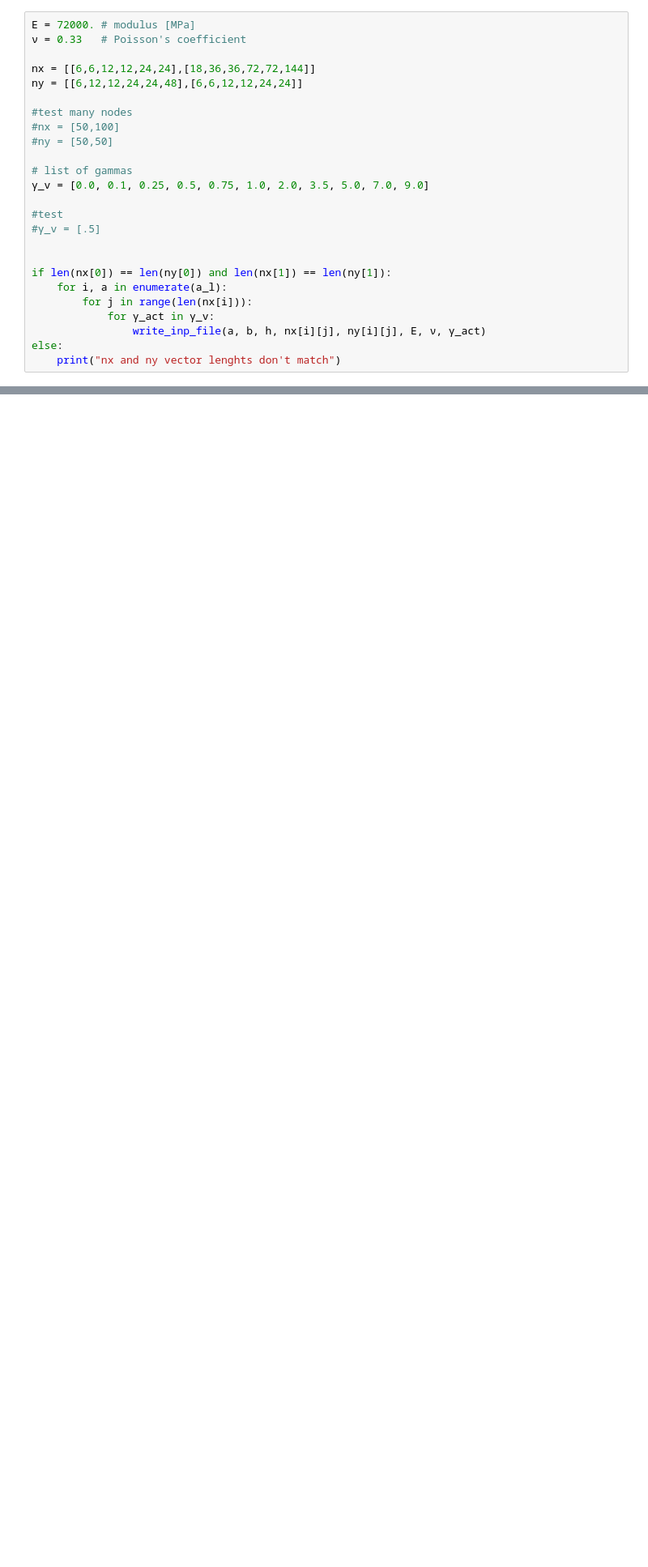
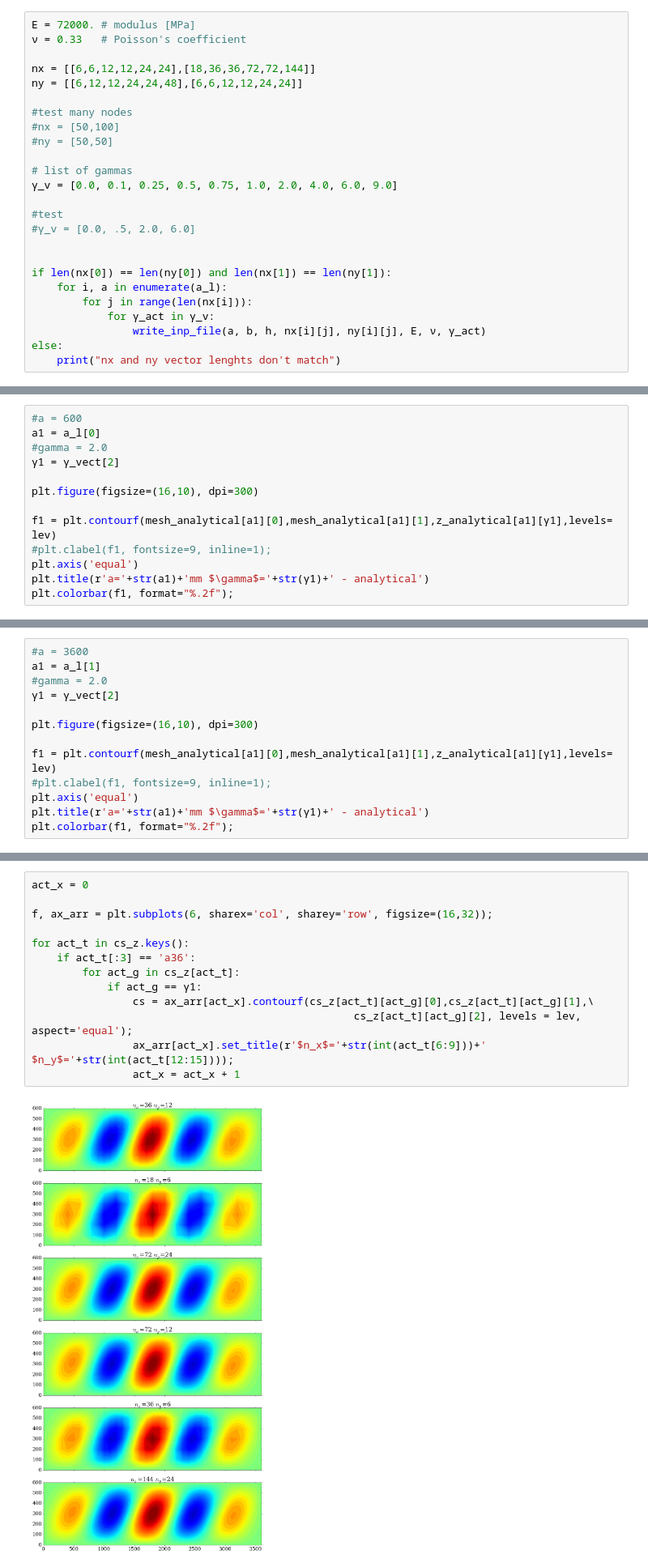
Before and after one commit to Ccaccia73/NLAAS-Labs, a Jupyter notebook: lab08.ipynb, the cells around one changed output, grey strips where cells are left out. Shown at 81% size. Drawn from its saved outputs; the diff is of its cells as text; blank space fills up the shorter version.

```diff
--- a/lab08.ipynb
+++ b/lab08.ipynb
@@ -304,10 +322,10 @@ ny = [[6,12,12,24,24,48],[6,6,12,12,24,24]]
 #ny = [50,50]
 
 # list of gammas
-γ_v = [0.0, 0.1, 0.25, 0.5, 0.75, 1.0, 2.0, 3.5, 5.0, 7.0, 9.0]
+γ_v = [0.0, 0.1, 0.25, 0.5, 0.75, 1.0, 2.0, 4.0, 6.0, 9.0]
 
 #test
-#γ_v = [.5]
+#γ_v = [0.0, .5, 2.0, 6.0]
 
 
 if len(nx[0]) == len(ny[0]) and len(nx[1]) == len(ny[1]):
@@ -655,0 +695,13 @@ for act_t in cs_z.keys():
+# %%
+#a = 600
+a1 = a_l[0]
+#gamma = 2.0
+γ1 = γ_vect[2]
+
+plt.figure(figsize=(16,10), dpi=300)
+
+f1 = plt.contourf(mesh_analytical[a1][0],mesh_analytical[a1][1],z_analytical[a1][γ1],levels= lev)
+#plt.clabel(f1, fontsize=9, inline=1);
+plt.axis('equal')
+plt.title(r'a='+str(a1)+'mm $\gamma$='+str(γ1)+' - analytical')
+plt.colorbar(f1, format="%.2f");
@@ -655,0 +735,13 @@ for act_t in cs_z.keys():
+# %%
+#a = 3600
+a1 = a_l[1]
+#gamma = 2.0
+γ1 = γ_vect[2]
+
+plt.figure(figsize=(16,10), dpi=300)
+
+f1 = plt.contourf(mesh_analytical[a1][0],mesh_analytical[a1][1],z_analytical[a1][γ1],levels= lev)
+#plt.clabel(f1, fontsize=9, inline=1);
+plt.axis('equal')
+plt.title(r'a='+str(a1)+'mm $\gamma$='+str(γ1)+' - analytical')
+plt.colorbar(f1, format="%.2f");
@@ -655,0 +750,15 @@ for act_t in cs_z.keys():
+# %%
+act_x = 0
+
+f, ax_arr = plt.subplots(6, sharex='col', sharey='row', figsize=(16,32));
+
+for act_t in cs_z.keys():
+    if act_t[:3] == 'a36':
+        for act_g in cs_z[act_t]:
+            if act_g == γ1:
+                cs = ax_arr[act_x].contourf(cs_z[act_t][act_g][0],cs_z[act_t][act_g][1],\
+                                                   cs_z[act_t][act_g][2], levels = lev, aspect='equal');
+                ax_arr[act_x].set_title(r'$n_x$='+str(int(act_t[6:9]))+' $n_y$='+str(int(act_t[12:15])));
+                act_x = act_x + 1
+# %% [output]
+[figure, added]
```
Also changed, not shown: parts of 23 cells of this notebook, 2 other files.
